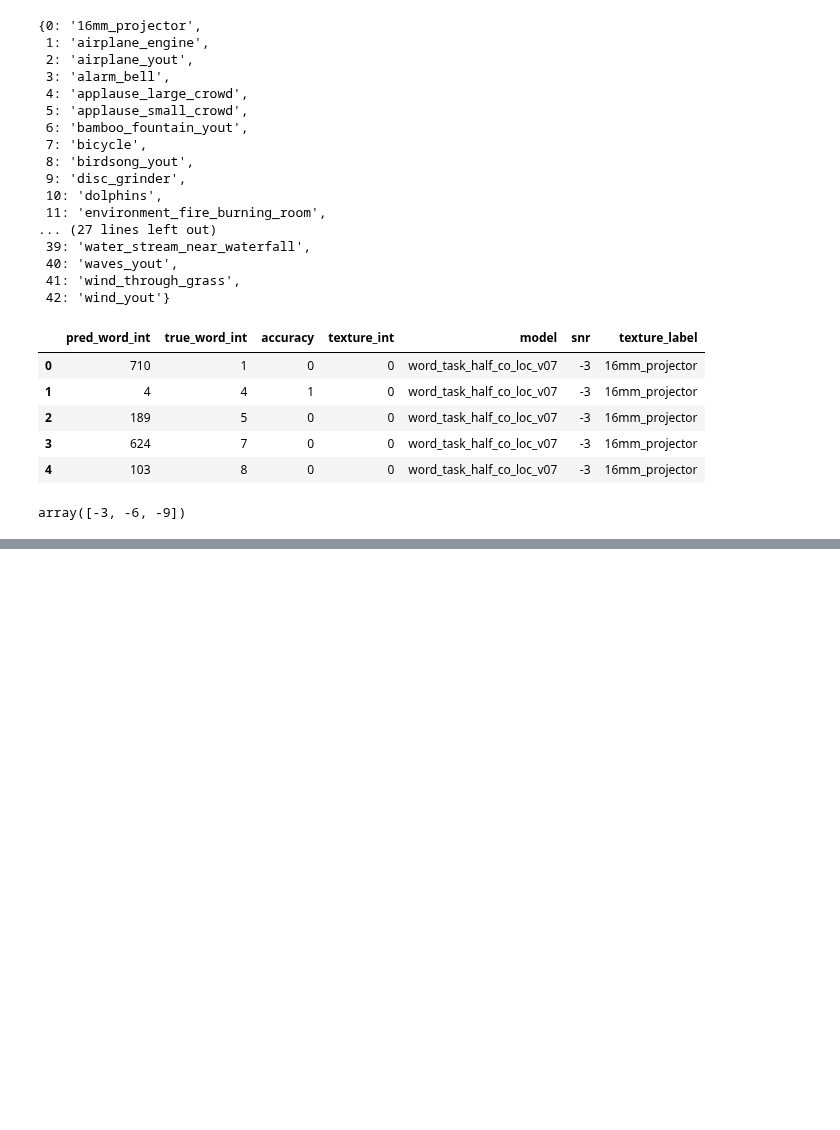
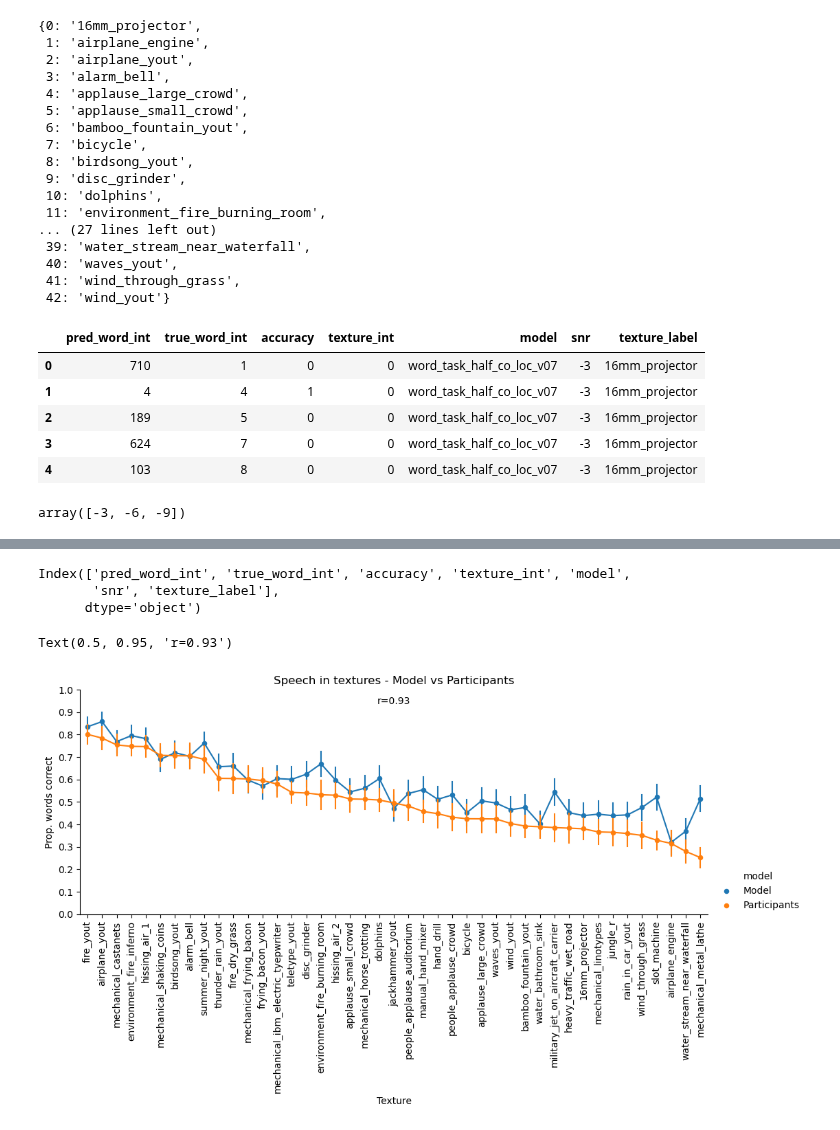
Before and after one commit to mcdermottLab/auditory_attention, a Jupyter notebook: notebooks/plot_texture_background_tests.ipynb, the cells around one changed output, grey strips where cells are left out. Cells and saved outputs as stored; diff of their text form; code cells hidden in the pictures; blank space fills up the shorter version.

```diff
--- a/notebooks/plot_texture_background_tests.ipynb
+++ b/notebooks/plot_texture_background_tests.ipynb
@@ -835,0 +104,4 @@ for ax in g.axes.flat:
+# %%
+### Get human data
+
+human_df = pd.read_pickle('/om2/user/msaddler/tfauditoryutil/saved_models/HUMAN/spkr_word/human_data_saddler_2023_speech_in_synthetic_textures.pkl')
@@ -835,0 +117,44 @@ for ax in g.axes.flat:
+# %%
+human_df['texture_label'] = human_df['index_texture'].map(texture_ix_map)
+# %%
+results.columns
+# %% [output]
+Index(['pred_word_int', 'true_word_int', 'accuracy', 'texture_int', 'model',
+       'snr', 'texture_label'],
+      dtype='object')
+# %%
+# rename human_df columns to match results
+human_df = human_df.rename(columns={'correct_word': 'accuracy', 'tag_model': 'model'})
+# %%
+# merege human and model data
+all_results = pd.concat([results[results.snr == -3], human_df])
+# rename models and human
+all_results['model'] = all_results['model'].replace({'human': 'Participants', 'word_task_half_co_loc_v07': 'Model'})
+# %%
+### Compare humans to models
+
+
+# order by human accuracy
+texture_order = all_results[all_results.model == 'Participants'].groupby('texture_label')['accuracy'].mean().sort_values(ascending=False).index
+
+g = sns.catplot(data=all_results, x='texture_label', y='accuracy', kind='point', order=texture_order,
+                hue='model',
+                height=4, aspect=2.5,  errorbar=('se',2), markers='.', linestyles='-')
+
+# change line thickness
+for line in g.ax.lines:
+    line.set_linewidth(1.5)
+
+g.set(yticks=np.arange(0,  1.1, 0.1))
+g.set_xticklabels(rotation=90)
+g.set_axis_labels("Texture", "Prop. words correct")
+plt.title("Speech in textures - Model vs Participants")
+
+# get pearson correlation between model and human and add to plot
+model_perf = all_results[all_results.model == 'Model'].groupby('texture_label')['accuracy'].mean()
+human_perf = all_results[all_results.model == 'Participants'].groupby('texture_label')['accuracy'].mean()
+r, p = stats.pearsonr(model_perf, human_perf)
+plt.text(0.5, 0.95, f"r={r:.2f}", ha='center', va='center', transform=g.ax.transAxes)
+# %% [output]
+Text(0.5, 0.95, 'r=0.93')
+[figure, added]
```
Also changed, not shown: parts of 33 cells of this notebook, 18 other files.
